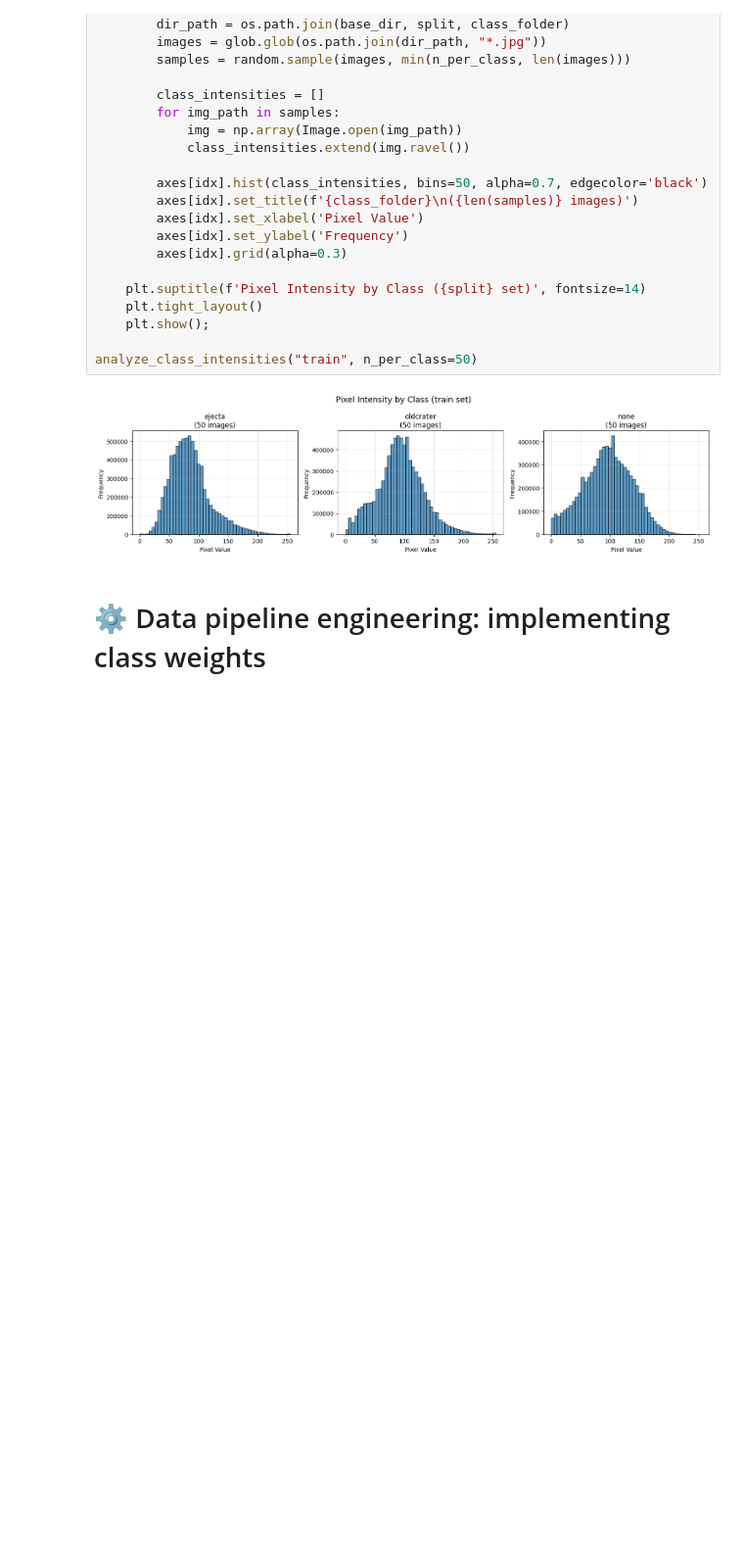
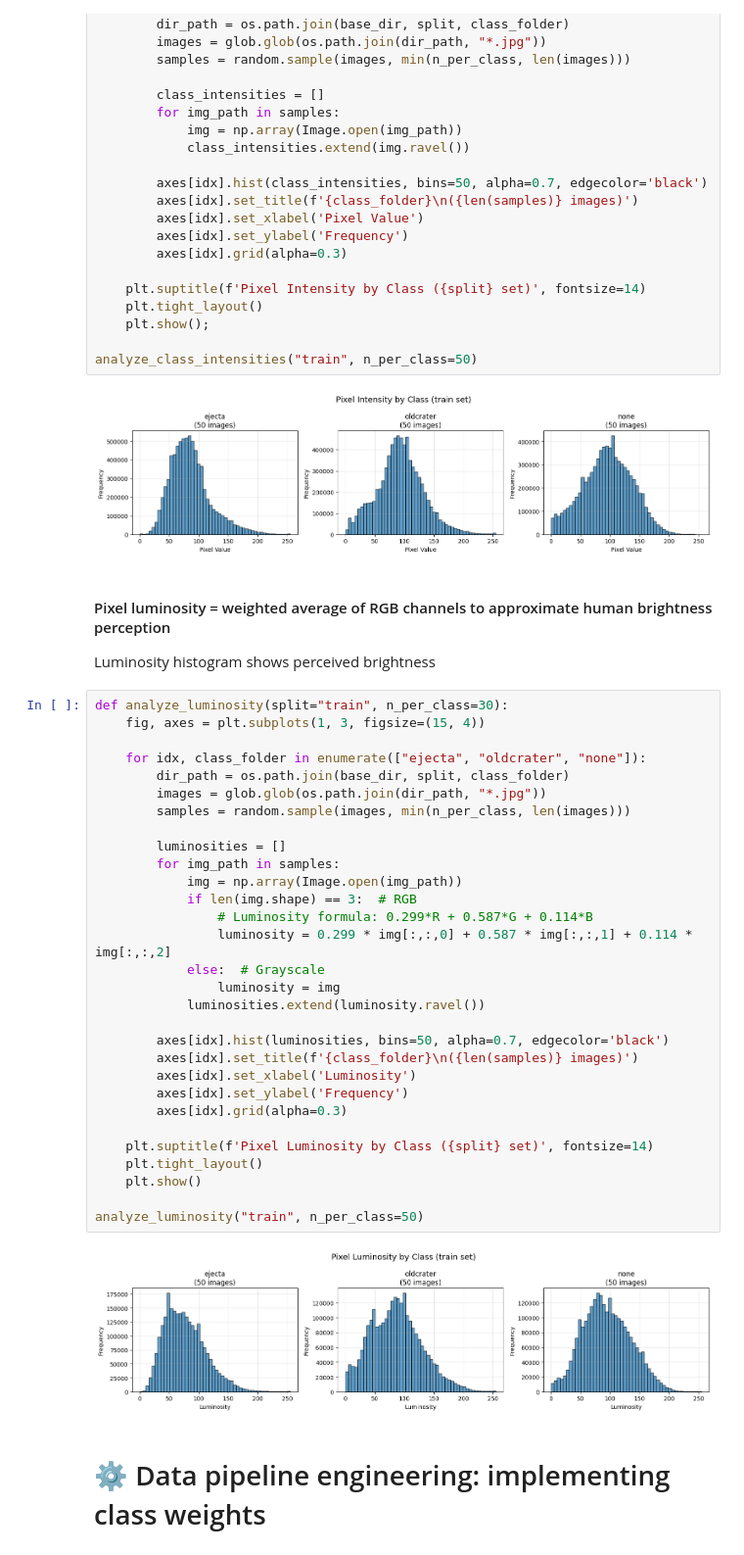
Before and after one commit to VMontejo/lunar-crater-age-classifier, a Jupyter notebook: notebooks/grace/01_exploration.ipynb, the cells around one changed output. Shown at 98% size. Cells and saved outputs as stored; diff of their text form; blank space fills up the shorter version.

Commit message:
UPD: luminosity per class

```diff
--- a/notebooks/grace/01_exploration.ipynb
+++ b/notebooks/grace/01_exploration.ipynb
@@ -210,6 +214,42 @@ def analyze_class_intensities(split="train", n_per_class=30):
 analyze_class_intensities("train", n_per_class=50)
 # %% [output]
 [figure]
+# %% [markdown]
+#### Pixel luminosity = weighted average of RGB channels to approximate human brightness perception
+
+Luminosity histogram shows perceived brightness
+# %%
+def analyze_luminosity(split="train", n_per_class=30):
+    fig, axes = plt.subplots(1, 3, figsize=(15, 4))
+
+    for idx, class_folder in enumerate(["ejecta", "oldcrater", "none"]):
+        dir_path = os.path.join(base_dir, split, class_folder)
+        images = glob.glob(os.path.join(dir_path, "*.jpg"))
+        samples = random.sample(images, min(n_per_class, len(images)))
+
+        luminosities = []
+        for img_path in samples:
+            img = np.array(Image.open(img_path))
+            if len(img.shape) == 3:  # RGB
+                # Luminosity formula: 0.299*R + 0.587*G + 0.114*B
+                luminosity = 0.299 * img[:,:,0] + 0.587 * img[:,:,1] + 0.114 * img[:,:,2]
+            else:  # Grayscale
+                luminosity = img
+            luminosities.extend(luminosity.ravel())
+
+        axes[idx].hist(luminosities, bins=50, alpha=0.7, edgecolor='black')
+        axes[idx].set_title(f'{class_folder}\n({len(samples)} images)')
+        axes[idx].set_xlabel('Luminosity')
+        axes[idx].set_ylabel('Frequency')
+        axes[idx].grid(alpha=0.3)
+
+    plt.suptitle(f'Pixel Luminosity by Class ({split} set)', fontsize=14)
+    plt.tight_layout()
+    plt.show()
+
+analyze_luminosity("train", n_per_class=50)
+# %% [output]
+[figure, added]
 # %% [markdown]
 # ⚙️ Data pipeline engineering: implementing class weights
 # %% [markdown]
```
Also changed, not shown: parts of 1 cell of this notebook.
